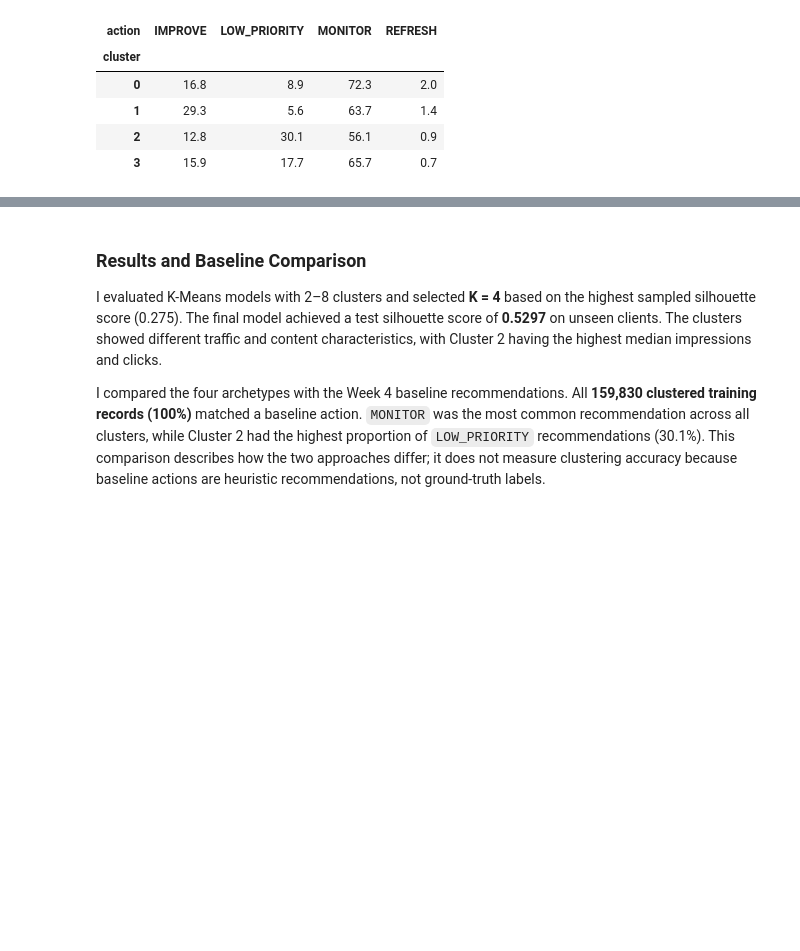
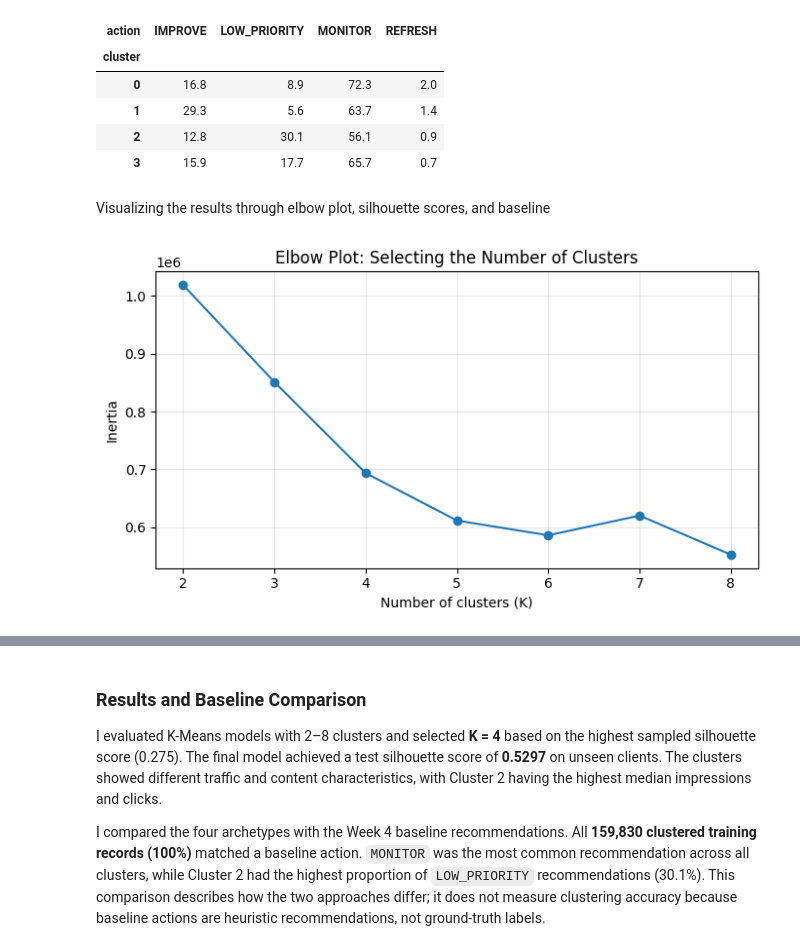
Before and after one commit to Mahnoor-Sajjad/Flyrank-Internship, a Jupyter notebook: work/notebooks/w05_model.ipynb, the cells around one changed output, grey strips where cells are left out. Cells and saved outputs as stored; diff of their text form; code cells hidden in the pictures; blank space fills up the shorter version.

Commit message:
Added graphs for visualisation.

```diff
--- a/work/notebooks/w05_model.ipynb
+++ b/work/notebooks/w05_model.ipynb
@@ -1018,3 +1018,20 @@ display(action_distribution)
 | 1 | 29.3 | 5.6 | 63.7 | 1.4 |
 | 2 | 12.8 | 30.1 | 56.1 | 0.9 |
 | 3 | 15.9 | 17.7 | 65.7 | 0.7 |
+# %% [markdown]
+Visualizing the results through elbow plot, silhouette scores, and baseline
+# %%
+import matplotlib.pyplot as plt
+
+# Graph 1: Elbow plot to compare inertia across different K values.
+plt.figure(figsize=(7, 4))
+plt.plot(results_df["k"], results_df["inertia"], marker="o")
+plt.xlabel("Number of clusters (K)")
+plt.ylabel("Inertia")
+plt.title("Elbow Plot: Selecting the Number of Clusters")
+plt.xticks(results_df["k"])
+plt.grid(True, alpha=0.3)
+plt.tight_layout()
+plt.show()
+# %% [output]
+[figure, added]
```
Also changed, not shown: parts of 2 cells of this notebook.
